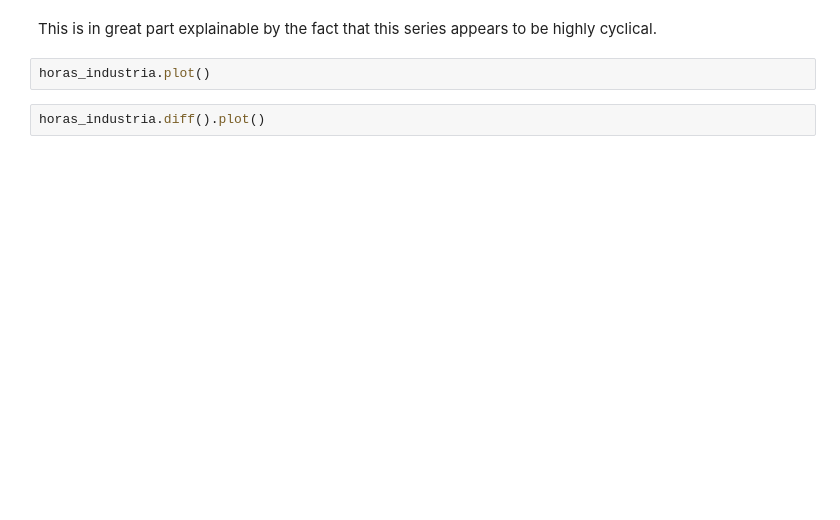
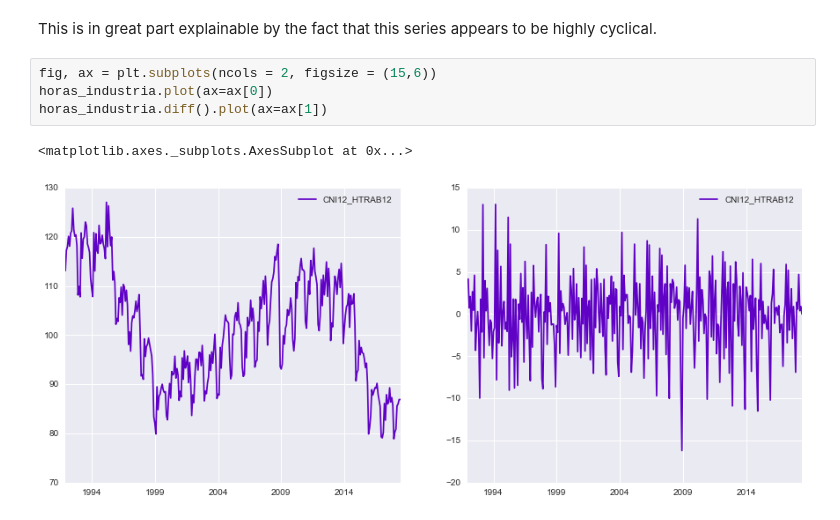
Before and after one commit to asemic-horizon/macro-phase-space, a Jupyter notebook: first steps.ipynb, the cells around one changed output. Saved outputs shown, nothing was run; the diff lists cells and outputs as text; blank space fills up the shorter version.

```diff
--- a/first steps.ipynb
+++ b/first steps.ipynb
@@ -127,6 +131,9 @@ phase_plot(horas_industria)
 # %% [markdown]
 This is in great part explainable by the fact that this series appears to be highly cyclical.
-# %%
-horas_industria.plot()
-# %%
-horas_industria.diff().plot()
+# %%
+fig, ax = plt.subplots(ncols = 2, figsize = (15,6))
+horas_industria.plot(ax=ax[0])
+horas_industria.diff().plot(ax=ax[1])
+# %% [output]
+<matplotlib.axes._subplots.AxesSubplot at 0x...>
+[figure, added]
```
Also changed, not shown: parts of 9 cells of this notebook.
